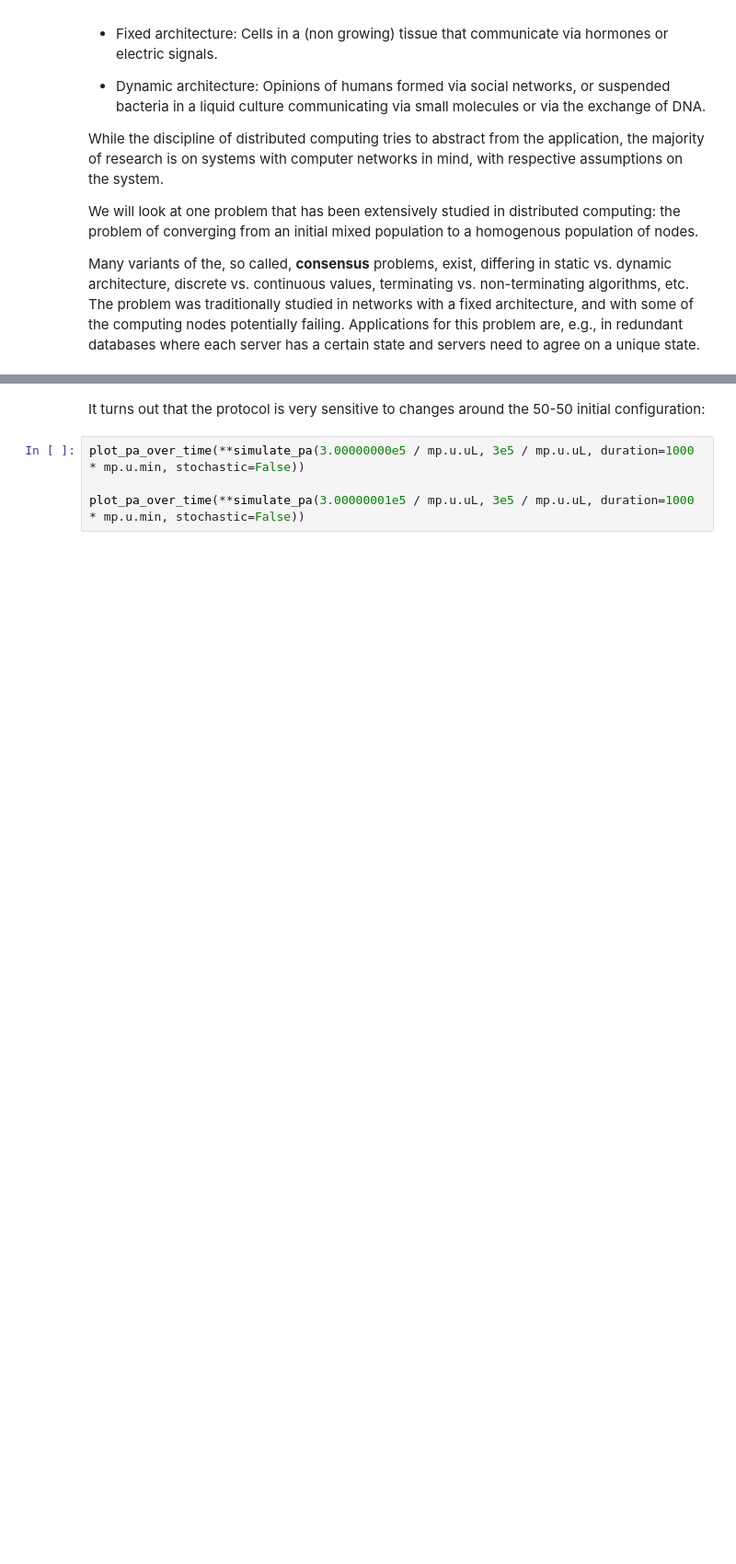
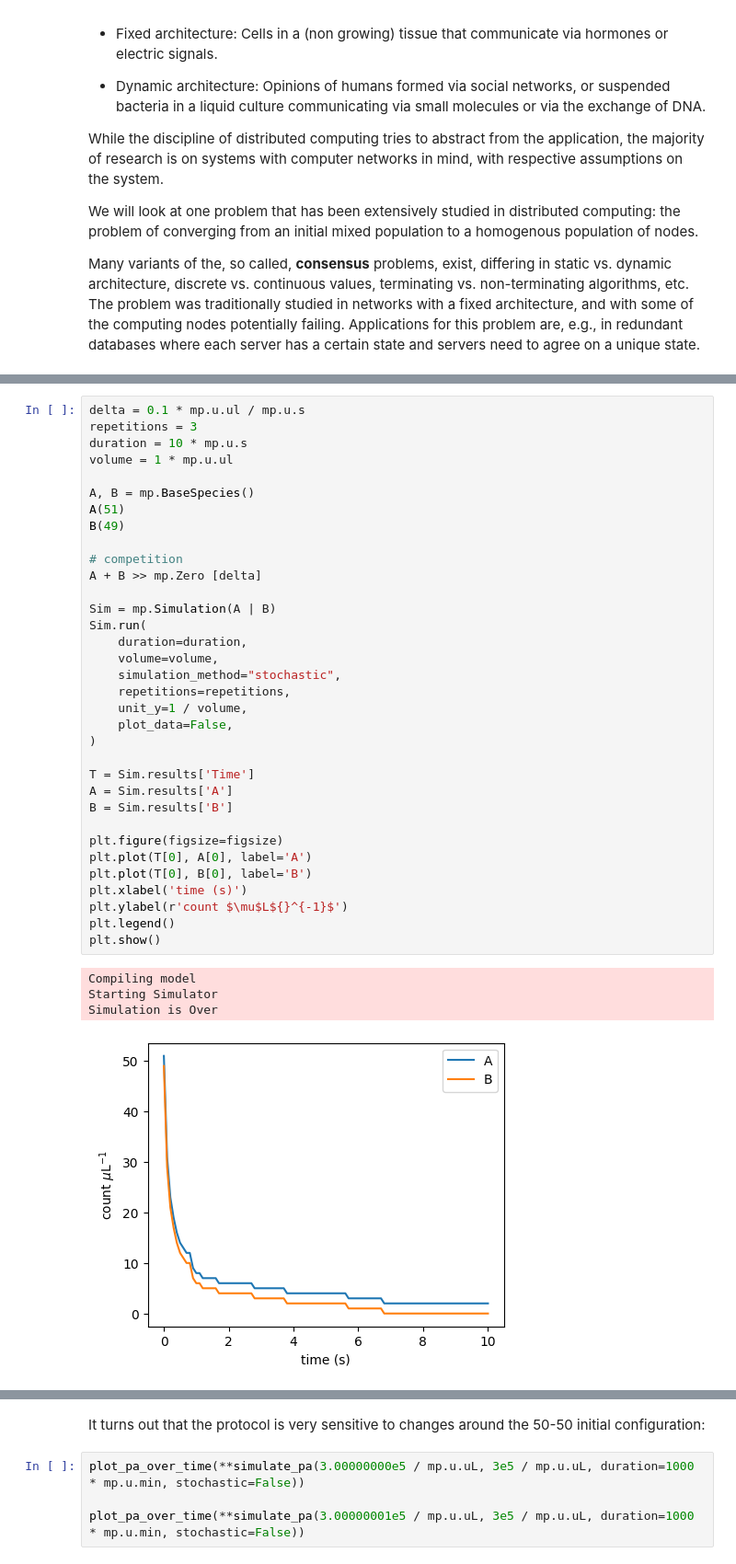
Before and after one commit to BioDisCo/computational_bioengineering, a Jupyter notebook: consensus/notes.ipynb, the cells around one changed output, grey strips where cells are left out. Shown at 92% size. Saved outputs shown, nothing was run; the diff lists cells and outputs as text; blank space fills up the shorter version.

```diff
--- a/consensus/notes.ipynb
+++ b/consensus/notes.ipynb
@@ -171,0 +185,39 @@ We will see this in the problem session, but the system converges quickly. An ex
+# %%
+delta = 0.1 * mp.u.ul / mp.u.s
+repetitions = 3
+duration = 10 * mp.u.s
+volume = 1 * mp.u.ul
+
+A, B = mp.BaseSpecies()
+A(51)
+B(49)
+
+# competition
+A + B >> mp.Zero [delta]
+
+Sim = mp.Simulation(A | B)
+Sim.run(
+    duration=duration,
+    volume=volume,
+    simulation_method="stochastic",
+    repetitions=repetitions,
+    unit_y=1 / volume,
+    plot_data=False,
+)
+
+T = Sim.results['Time']
+A = Sim.results['A']
+B = Sim.results['B']
+
+plt.figure(figsize=figsize)
+plt.plot(T[0], A[0], label='A')
+plt.plot(T[0], B[0], label='B')
+plt.xlabel('time (s)')
+plt.ylabel(r'count $\mu$L${}^{-1}$')
+plt.legend()
+plt.show()
+# %% [output]
+Compiling model
+Starting Simulator
+Simulation is Over
+[figure, added]
```
Also changed, not shown: parts of 12 cells of this notebook, 1 other file.
